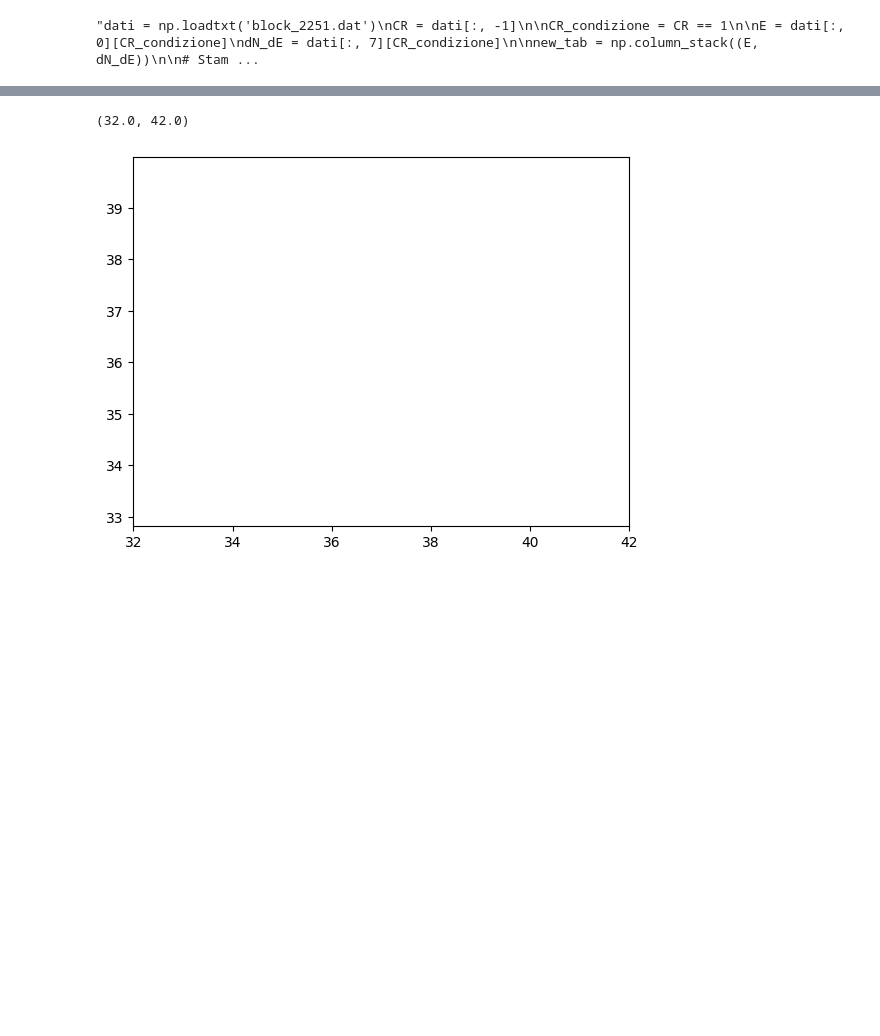
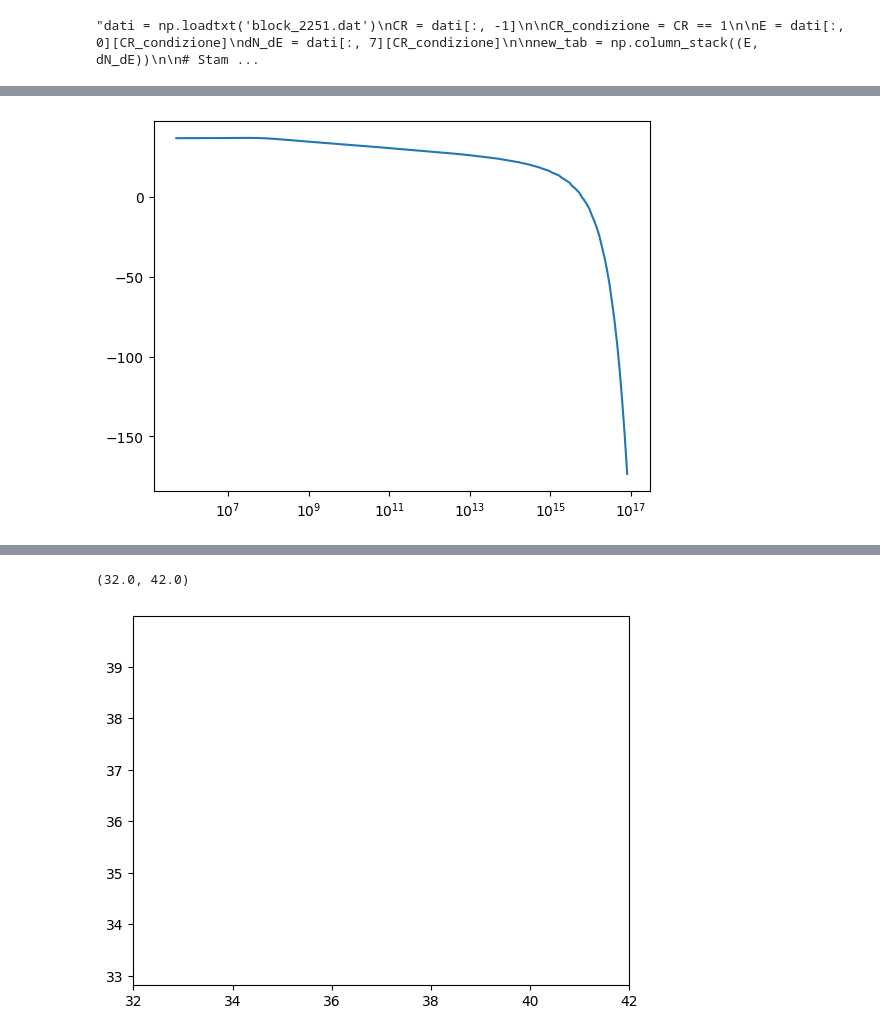
Before and after one commit to VOliviero/CCSN-HE, a Jupyter notebook: tabelle.ipynb, the cells around one changed output, grey strips where cells are left out. Saved outputs shown, nothing was run; the diff lists cells and outputs as text; code cells hidden in the pictures; blank space fills up the shorter version.

```diff
--- a/tabelle.ipynb
+++ b/tabelle.ipynb
@@ -170,3 +368,15 @@ Text(0.5, 1.0, 'Energy fluence SN IIn')
+# %%
+#vogliamo plottare la colonna 1 e la colonna 8 fissato t, quindi un solo blocco, prendiamo il primo blocco con CR=1.
+#Ev*Ev*dN_dEv  vs Ev
+dati_n = np.loadtxt('SN_IIn/SNIIn_20_block_9.dat')
+Ev = dati_n[:, 0]
+dN_dEv = dati_n[:,7]
+
+plt.plot(Ev, np.log10(dN_dEv))
+plt.xscale('log')
+plt.show()
+# %% [output]
+[figure, added]
 # %%
 import numpy as np
 import glob
```
Also changed, not shown: parts of 8 cells of this notebook, 1 other file.
